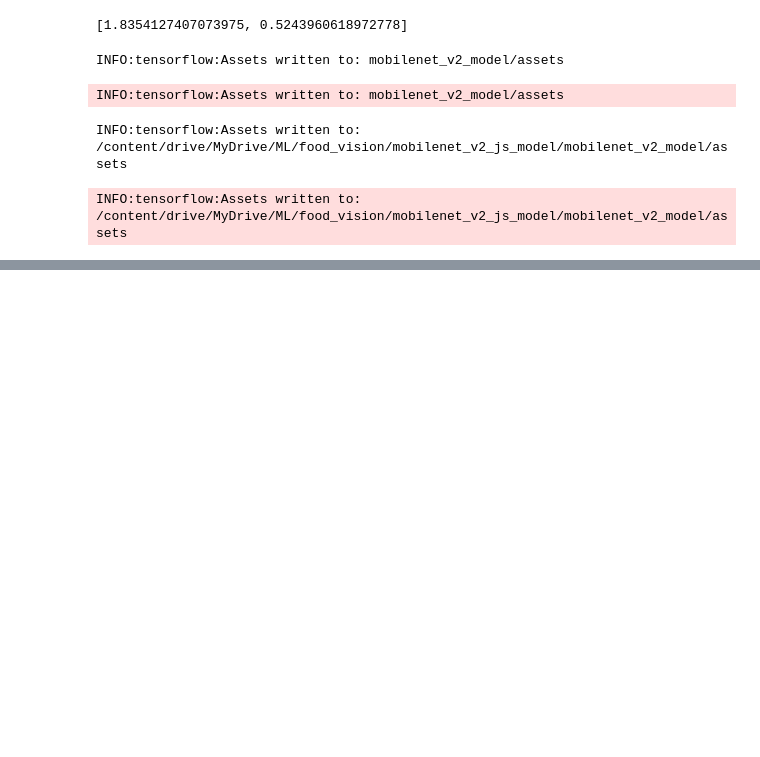
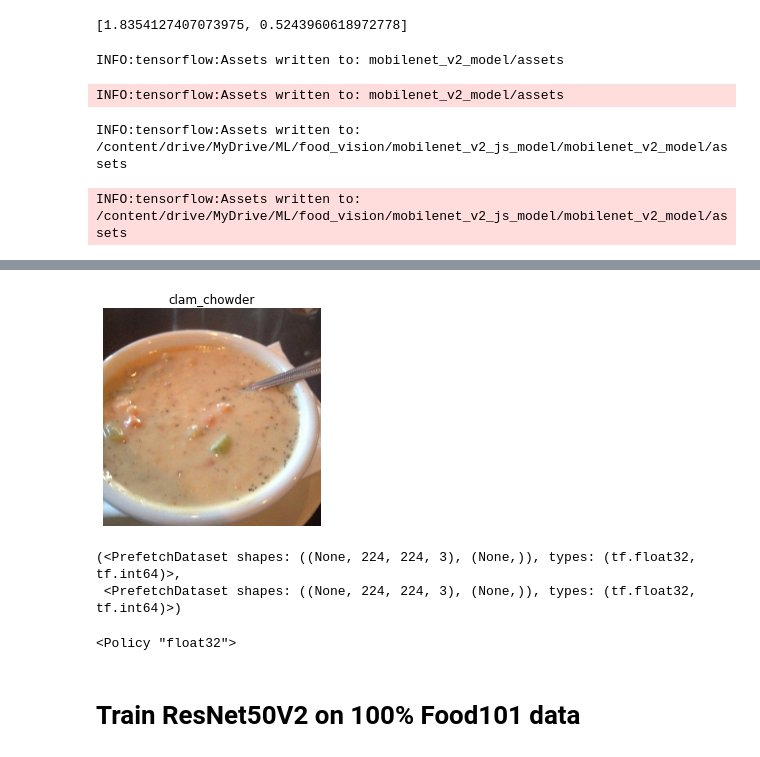
Before and after one commit to tomwalczak/food-vision-mobile-tensorflowjs, a Jupyter notebook: FoodVision_Mobile.ipynb, the cells around one changed output, grey strips where cells are left out. Saved outputs shown, nothing was run; the diff lists cells and outputs as text; code cells hidden in the pictures; blank space fills up the shorter version.

```diff
--- a/FoodVision_Mobile.ipynb
+++ b/FoodVision_Mobile.ipynb
@@ -385,0 +431,15 @@ coreClock: 1.3285GHz coreCount: 56 deviceMemorySize: 15.90GiB deviceMemoryBandwi
+# %%
+# Make a function for preprocessing images
+def preprocess_img(image, label, img_shape=224):
+  """
+  Converts image datatype from 'uint8' -> 'float32' and reshapes image to
+  [img_shape, img_shape, color_channels]
+  """
+  image = tf.image.resize(image, [img_shape, img_shape]) # reshape to img_shape
+
+  return tf.cast(image/255., tf.float32), label # return (float32_image, label) tuple
+# %%
+# Preprocess a single sample image and check the outputs
+preprocessed_img = preprocess_img(image, label)[0]
+print(f"Image before preprocessing:\n {image[:2]}...,\nShape: {image.shape},\nDatatype: {image.dtype}\n")
+print(f"Image after preprocessing:\n {preprocessed_img[:2]}...,\nShape: {preprocessed_img.shape},\nDatatype: {preprocessed_img.dtype}")
@@ -385,0 +464,7 @@ coreClock: 1.3285GHz coreCount: 56 deviceMemorySize: 15.90GiB deviceMemoryBandwi
+# %%
+
+plt.imshow(preprocessed_img)
+plt.title(class_names[label])
+plt.axis(False);
+# %% [output]
+[figure, added]
@@ -385,0 +481,5 @@ coreClock: 1.3285GHz coreCount: 56 deviceMemorySize: 15.90GiB deviceMemoryBandwi
+# %%
+train_data, test_data
+# %% [output]
+(<PrefetchDataset shapes: ((None, 224, 224, 3), (None,)), types: (tf.float32, tf.int64)>,
+ <PrefetchDataset shapes: ((None, 224, 224, 3), (None,)), types: (tf.float32, tf.int64)>)
@@ -385,0 +502,6 @@ coreClock: 1.3285GHz coreCount: 56 deviceMemorySize: 15.90GiB deviceMemoryBandwi
+# %%
+mixed_precision.global_policy() # should output "mixed_float16"
+# %% [output]
+<Policy "float32">
+# %% [markdown]
+# Train ResNet50V2 on 100% Food101 data
```
Also changed, not shown: parts of 44 cells of this notebook, 53 other files.
